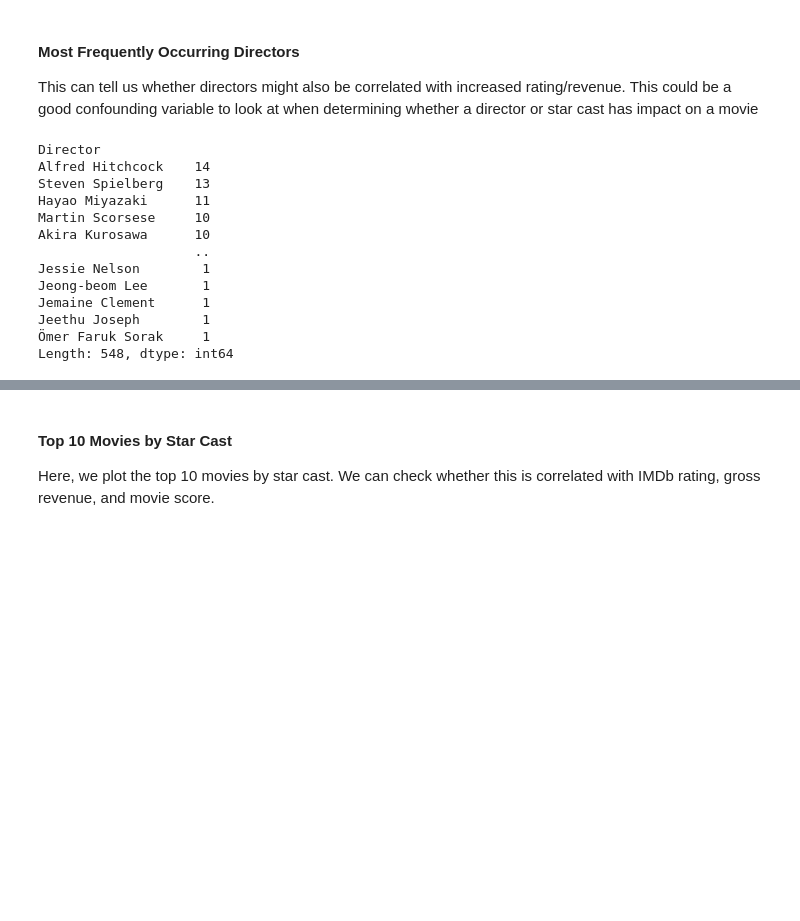
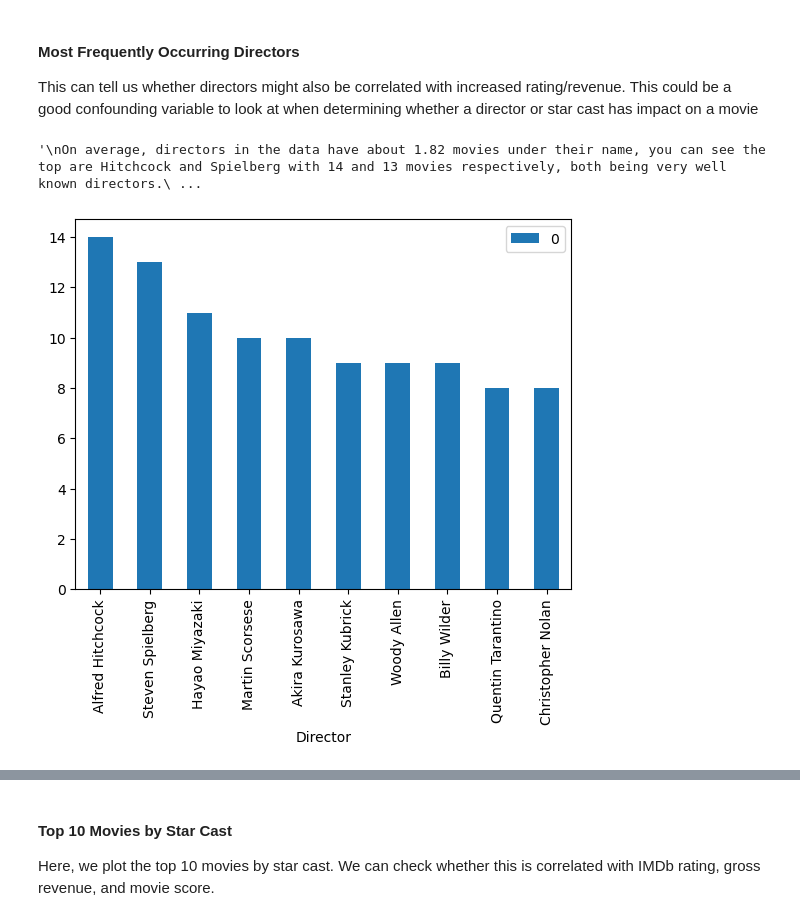
Before and after one commit to COGS108/Group138_WI26, a Jupyter notebook: 02-EDACheckpoint.ipynb, the cells around one changed output, grey strips where cells are left out. Saved outputs shown, nothing was run; the diff lists cells and outputs as text; code cells hidden in the pictures; blank space fills up the shorter version.

Commit message:
added graph

```diff
--- a/02-EDACheckpoint.ipynb
+++ b/02-EDACheckpoint.ipynb
@@ -415,27 +415,16 @@ enhanced_box_office_data = pd.read_csv('data/00-raw/imdb_top_1000.csv')
 # %%
 directors = enhanced_box_office_data.groupby('Director').size().sort_values(ascending=False)
 
 # grouping by director to see the total count of of movies each director has in the dataset
 
-directors
+directors.to_frame().head(10).plot(kind='bar')
 
 '''
 On average, directors in the data have about 1.82 movies under their name, you can see the top are Hitchcock and Spielberg with 14 and 13 movies respectively, both being very well known directors.
 '''
 # %% [output]
-Director
-Alfred Hitchcock    14
-Steven Spielberg    13
-Hayao Miyazaki      11
-Martin Scorsese     10
-Akira Kurosawa      10
-                    ..
-Jessie Nelson        1
-Jeong-beom Lee       1
-Jemaine Clement      1
-Jeethu Joseph        1
-Ömer Faruk Sorak     1
-Length: 548, dtype: int64
+'\nOn average, directors in the data have about 1.82 movies under their name, you can see the top are Hitchcock and Spielberg with 14 and 13 movies respectively, both being very well known directors.\ ...
+[figure, added]
 # %%
 director_count_df = enhanced_box_office_data.merge(directors.to_frame(), on='Director', how='left')
 director_count_df.rename(columns={0: 'Director_Movie_Count'}, inplace=True)
```
